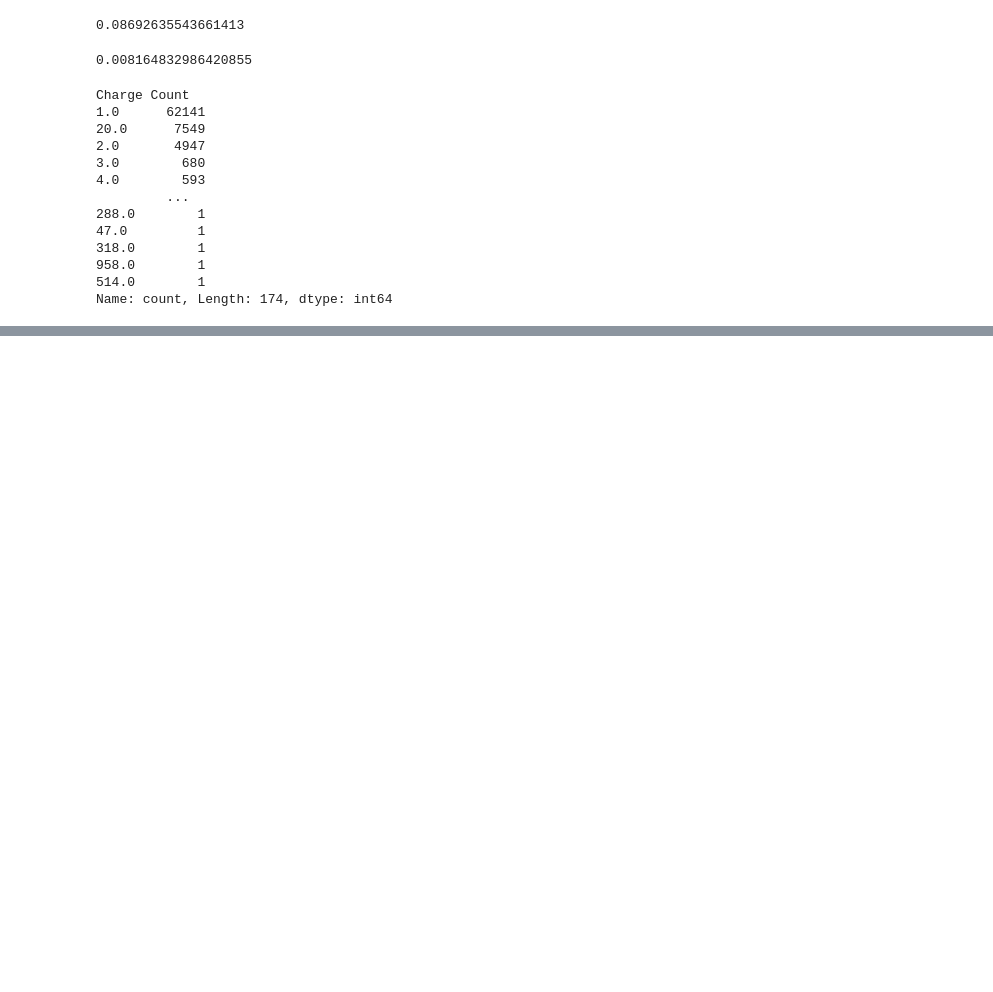
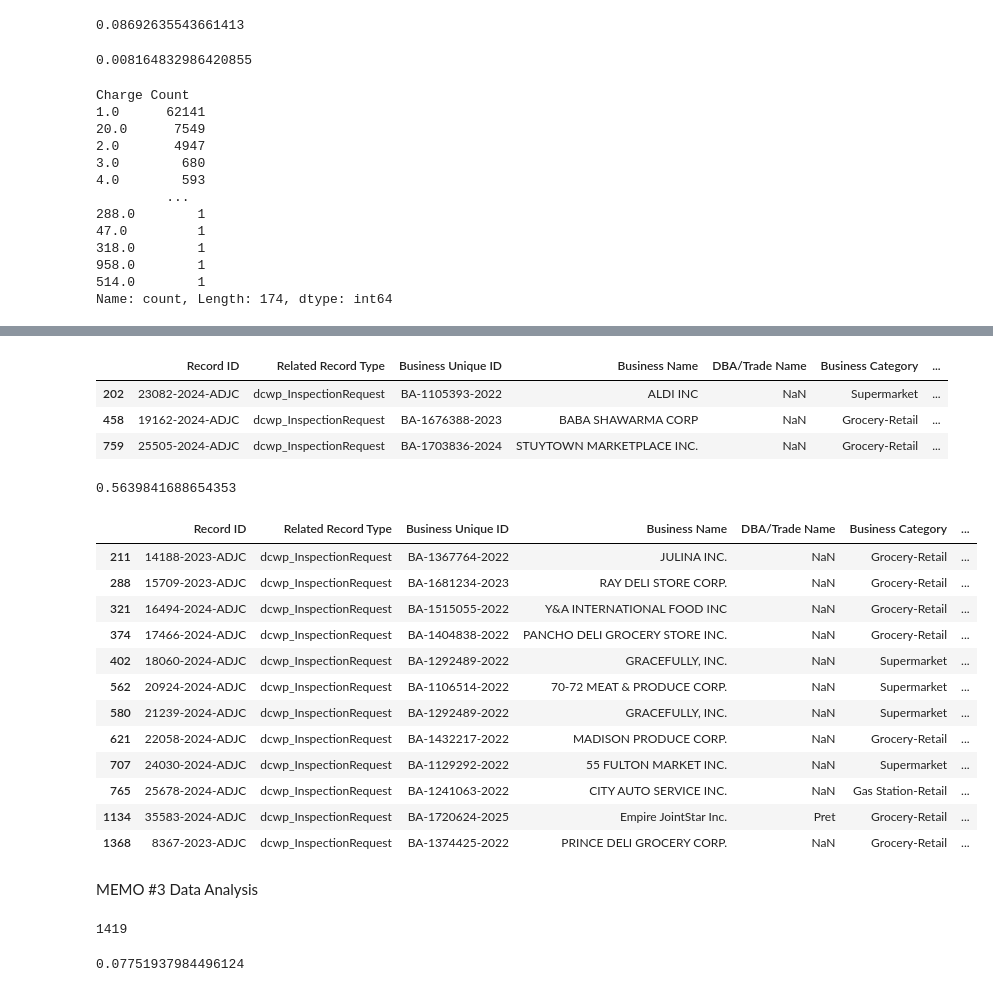
Before and after one commit to lizziewalsh92/DCWP_DataHubProject, a Jupyter notebook: Memo_6.23_2.ipynb, the cells around one changed output, grey strips where cells are left out. Saved outputs shown, nothing was run; the diff lists cells and outputs as text; code cells hidden in the pictures; blank space fills up the shorter version.

```diff
--- a/Memo_6.23_2.ipynb
+++ b/Memo_6.23_2.ipynb
@@ -453,0 +580,2 @@ DF_CHARGES.sort_values(by=["Charge Count"]).head(20)
+# %%
+DF_REL_CHARGES = pd.read_csv("DCWP_Charges - RELEVANT_Charges_20250614.csv")
@@ -453,0 +687,39 @@ DF_CHARGES.sort_values(by=["Charge Count"]).head(20)
+# %%
+DF_REL_CHARGES.query("Outcome == 'Charges Withdrawn'")
+# %% [output]
+|  | Record ID | Related Record Type | Business Unique ID | Business Name | DBA/Trade Name | Business Category | ... |
+| 202 | 23082-2024-ADJC | dcwp_InspectionRequest | BA-1105393-2022 | ALDI INC | NaN | Supermarket | ... |
+| 458 | 19162-2024-ADJC | dcwp_InspectionRequest | BA-1676388-2023 | BABA SHAWARMA CORP | NaN | Grocery-Retail | ... |
+| 759 | 25505-2024-ADJC | dcwp_InspectionRequest | BA-1703836-2024 | STUYTOWN MARKETPLACE INC. | NaN | Grocery-Retail | ... |
+# %%
+855/1516
+# %% [output]
+0.5639841688654353
+# %%
+DF_REL_CHARGES.query("Outcome == 'Hearing Decision'")
+# %% [output]
+|  | Record ID | Related Record Type | Business Unique ID | Business Name | DBA/Trade Name | Business Category | ... |
+| 211 | 14188-2023-ADJC | dcwp_InspectionRequest | BA-1367764-2022 | JULINA INC. | NaN | Grocery-Retail | ... |
+| 288 | 15709-2023-ADJC | dcwp_InspectionRequest | BA-1681234-2023 | RAY DELI STORE CORP. | NaN | Grocery-Retail | ... |
+| 321 | 16494-2024-ADJC | dcwp_InspectionRequest | BA-1515055-2022 | Y&A INTERNATIONAL FOOD INC | NaN | Grocery-Retail | ... |
+| 374 | 17466-2024-ADJC | dcwp_InspectionRequest | BA-1404838-2022 | PANCHO DELI GROCERY STORE INC. | NaN | Grocery-Retail | ... |
+| 402 | 18060-2024-ADJC | dcwp_InspectionRequest | BA-1292489-2022 | GRACEFULLY, INC. | NaN | Supermarket | ... |
+| 562 | 20924-2024-ADJC | dcwp_InspectionRequest | BA-1106514-2022 | 70-72 MEAT & PRODUCE CORP. | NaN | Supermarket | ... |
+| 580 | 21239-2024-ADJC | dcwp_InspectionRequest | BA-1292489-2022 | GRACEFULLY, INC. | NaN | Supermarket | ... |
+| 621 | 22058-2024-ADJC | dcwp_InspectionRequest | BA-1432217-2022 | MADISON PRODUCE CORP. | NaN | Grocery-Retail | ... |
+| 707 | 24030-2024-ADJC | dcwp_InspectionRequest | BA-1129292-2022 | 55 FULTON MARKET INC. | NaN | Supermarket | ... |
+| 765 | 25678-2024-ADJC | dcwp_InspectionRequest | BA-1241063-2022 | CITY AUTO SERVICE INC. | NaN | Gas Station-Retail | ... |
+| 1134 | 35583-2024-ADJC | dcwp_InspectionRequest | BA-1720624-2025 | Empire JointStar Inc. | Pret | Grocery-Retail | ... |
+| 1368 | 8367-2023-ADJC | dcwp_InspectionRequest | BA-1374425-2022 | PRINCE DELI GROCERY CORP. | NaN | Grocery-Retail | ... |
+# %% [markdown]
+MEMO #3 Data Analysis
+# %%
+
+DF_CONF["Business Category"].count()
+# %% [output]
+1419
+# %%
+## 8% of confiscations were done at Food markets/supermarkets
+(110)/1419
+# %% [output]
+0.07751937984496124
```
Also changed, not shown: parts of 33 cells of this notebook.
